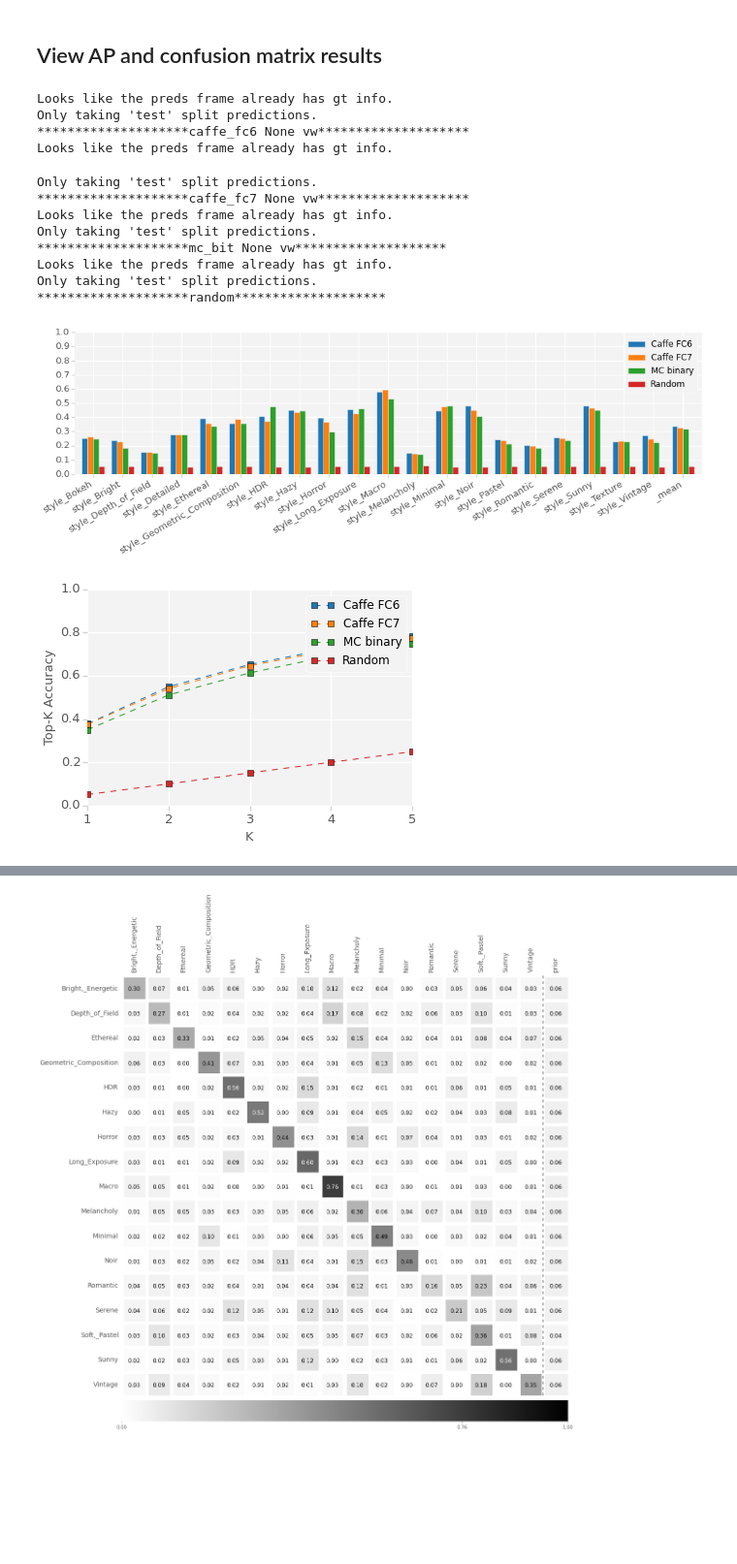
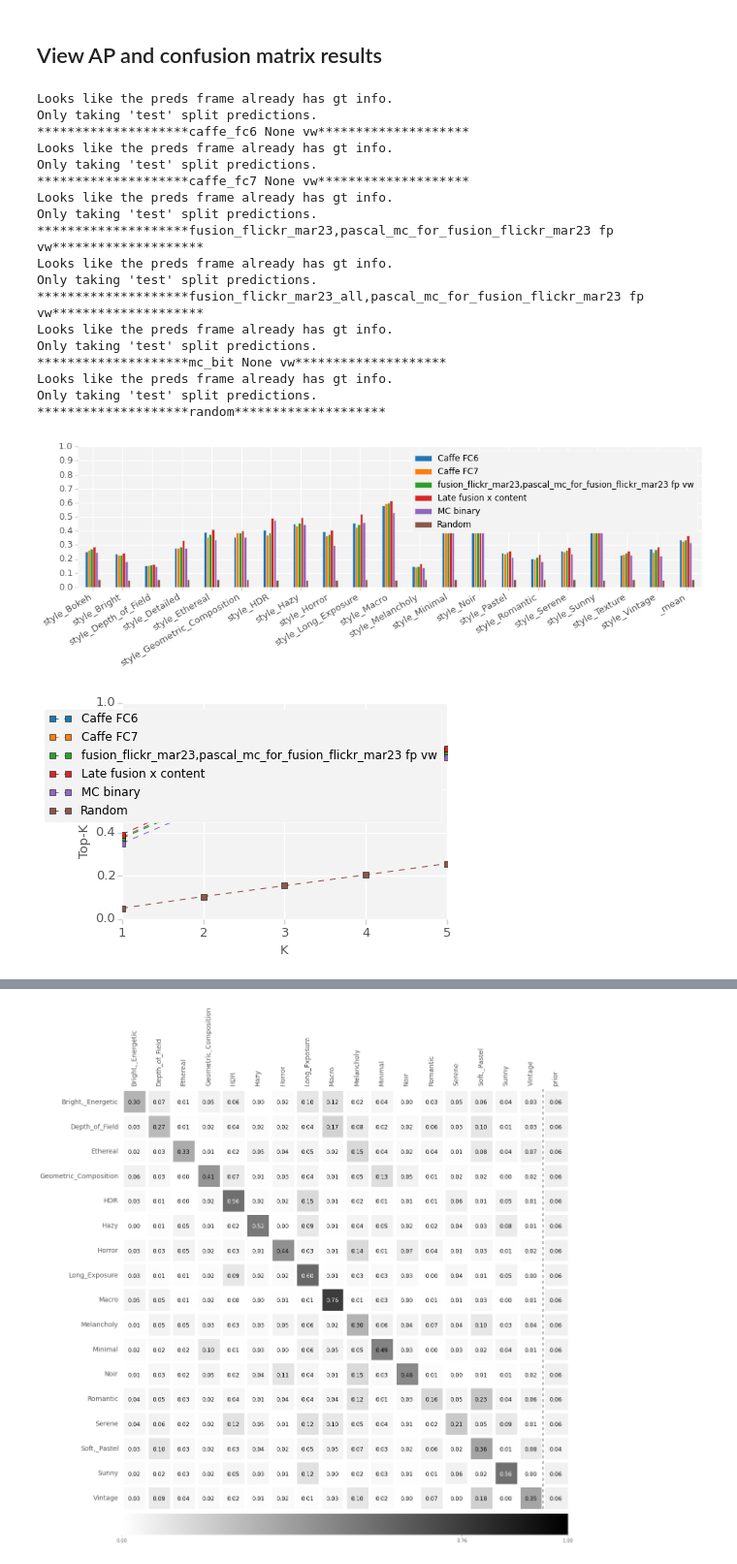
Before and after one commit to sergeyk/vislab, a Jupyter notebook: image_style_experiments/flickr results.ipynb, the cells around one changed output, grey strips where cells are left out. Shown: that part at 97% size. Cells and saved outputs as stored; diff of their text form; code cells hidden in the pictures; blank space fills up the shorter version.

```diff
--- a/image_style_experiments/flickr results.ipynb
+++ b/image_style_experiments/flickr results.ipynb
@@ -34,7 +40,7 @@ pd.DataFrame([x for x in c.find()])
 # %%
 df, preds_panel = vislab._results.load_pred_results(
     collection_name, results_dirname,
-    multiclass=True, force=False)
+    multiclass=True, force=True)
 
 print preds_panel.shape
 print preds_panel.items
@@ -163,32 +148,38 @@ threshold_df
 # %%
 nice_feat_names = {
     # 'imagenet None vw': 'Imagenet',
     'caffe_fc6 None vw': 'Caffe FC6',
     'caffe_fc7 None vw': 'Caffe FC7',
     'mc_bit None vw': 'MC binary',
-    # 'fusion_flicr_mar23,pascal_mc_on_flickr_mar23 fp vw': 'Late fusion x content',
+    'fusion_flickr_mar23_all,pascal_mc_for_fusion_flickr_mar23 fp vw': 'Late fusion x content',
     'random': 'Random'
 }
 
 mc_metrics = vislab.results.multiclass_metrics_feat_comparison(
     preds_panel, label_df, pred_prefix, features=preds_panel.minor_axis.tolist() + ['random'],
     balanced=True, with_plot=False, with_print=False, nice_feat_names=nice_feat_names)
 ap_df = mc_metrics['ap_df'].copy()
 # %% [output]
 Looks like the preds frame already has gt info.
 Only taking 'test' split predictions.
 ********************caffe_fc6 None vw********************
 Looks like the preds frame already has gt info.
+Only taking 'test' split predictions.
+********************caffe_fc7 None vw********************
+Looks like the preds frame already has gt info.
+Only taking 'test' split predictions.
+********************fusion_flickr_mar23,pascal_mc_for_fusion_flickr_mar23 fp vw********************
+Looks like the preds frame already has gt info.
+Only taking 'test' split predictions.
+********************fusion_flickr_mar23_all,pascal_mc_for_fusion_flickr_mar23 fp vw********************
+Looks like the preds frame already has gt info.
+Only taking 'test' split predictions.
+********************mc_bit None vw********************
+Looks like the preds frame already has gt info.
+Only taking 'test' split predictions.
+********************random********************
-Only taking 'test' split predictions.
-********************caffe_fc7 None vw********************
-Looks like the preds frame already has gt info.
-Only taking 'test' split predictions.
-********************mc_bit None vw********************
-Looks like the preds frame already has gt info.
-Only taking 'test' split predictions.
-********************random********************
-[figure, old version]
+[figure, new version]
-[figure, old version]
+[figure, new version]
 # %%
 print mc_metrics['feat_metrics']['caffe_fc6 None vw'].keys()
 mc_metrics['feat_metrics']['caffe_fc6 None vw']['binary_metrics_df']
```
Also changed, not shown: parts of 10 cells of this notebook, 4 other files.
